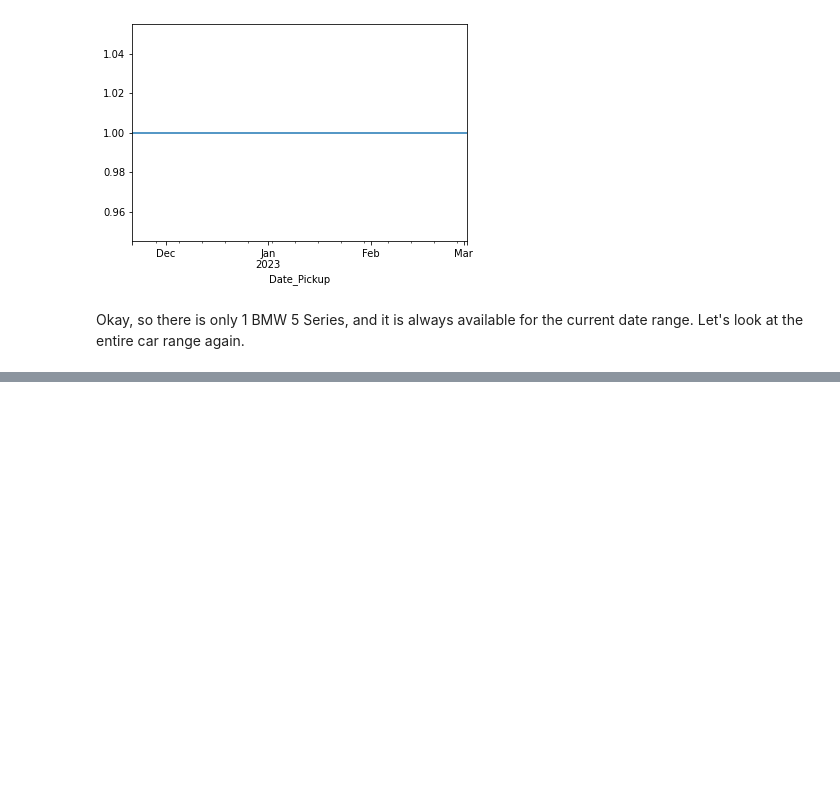
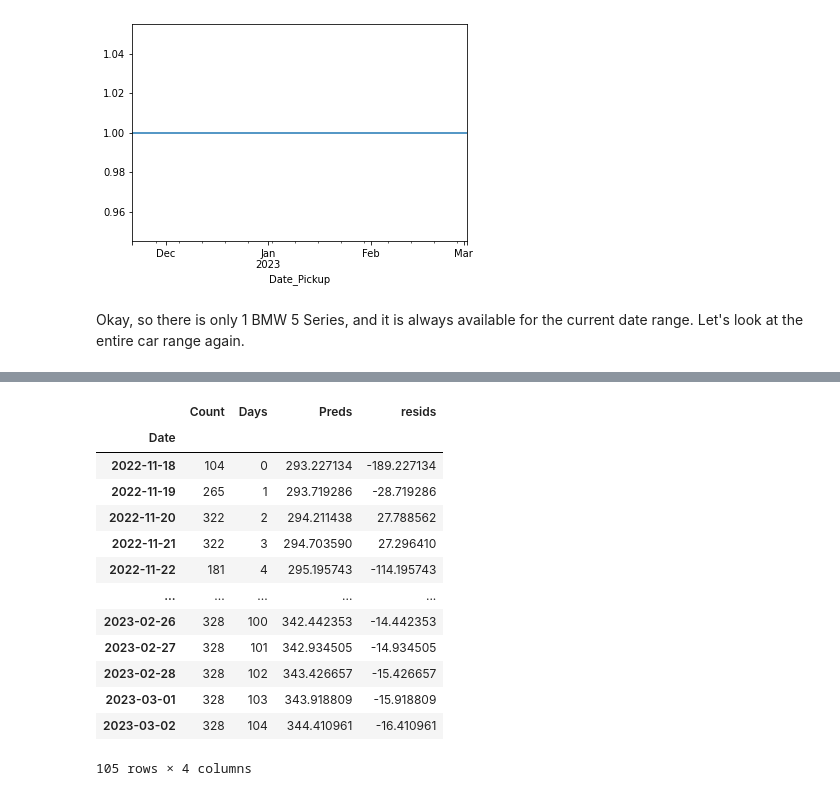
Before and after one commit to JADukeAIPI/AIPIProject, a Jupyter notebook: EDA_and_modeling.ipynb, the cells around one changed output, grey strips where cells are left out. Saved outputs shown, nothing was run; the diff lists cells and outputs as text; code cells hidden in the pictures; blank space fills up the shorter version.

```diff
--- a/EDA_and_modeling.ipynb
+++ b/EDA_and_modeling.ipynb
@@ -636,0 +634,17 @@ Name: Vehicle_id, Length: 105, dtype: int64
+# %%
+inventory_line
+# %% [output]
+|  | Count | Days | Preds | resids |
+| Date |  |  |  |  |
+| 2022-11-18 | 104 | 0 | 293.227134 | -189.227134 |
+| 2022-11-19 | 265 | 1 | 293.719286 | -28.719286 |
+| 2022-11-20 | 322 | 2 | 294.211438 | 27.788562 |
+| 2022-11-21 | 322 | 3 | 294.703590 | 27.296410 |
+| 2022-11-22 | 181 | 4 | 295.195743 | -114.195743 |
+| ... | ... | ... | ... | ... |
+| 2023-02-26 | 328 | 100 | 342.442353 | -14.442353 |
+| 2023-02-27 | 328 | 101 | 342.934505 | -14.934505 |
+| 2023-02-28 | 328 | 102 | 343.426657 | -15.426657 |
+| 2023-03-01 | 328 | 103 | 343.918809 | -15.918809 |
+| 2023-03-02 | 328 | 104 | 344.410961 | -16.410961 |
+105 rows × 4 columns
```
Also changed, not shown: parts of 6 cells of this notebook.
